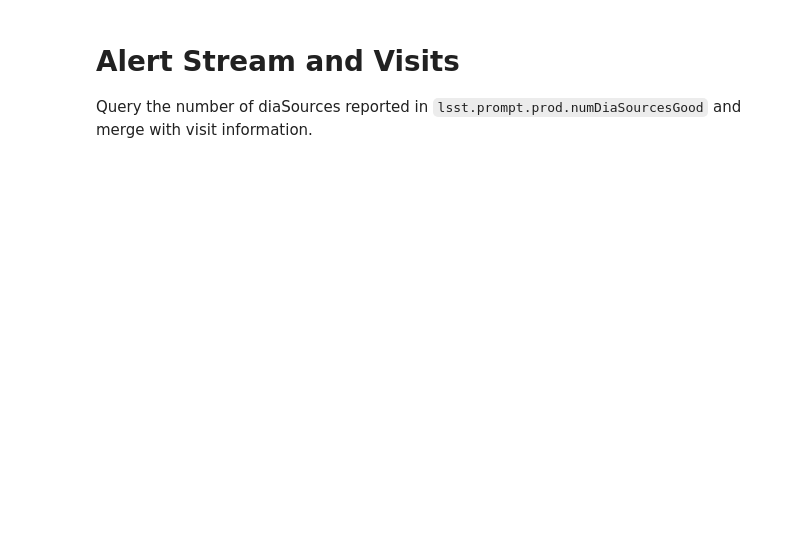
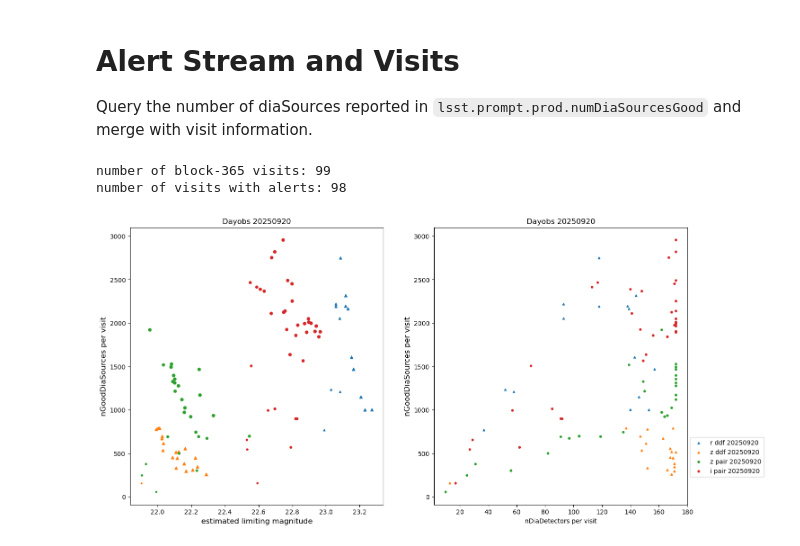
Before and after one commit to lsst-sims/rubin_nights, a Jupyter notebook: notebooks/Alerts.ipynb, the cells around one changed output. Drawn from its saved outputs; the diff is of its cells as text; code cells hidden in the pictures; blank space fills up the shorter version.

Commit message:
update alerts notebook

```diff
--- a/notebooks/Alerts.ipynb
+++ b/notebooks/Alerts.ipynb
@@ -23,19 +27,24 @@ tokenfile = "/Users/lynnej/.lsst/usdf_rsp"
 site = "usdf"
 endpoints = connections.get_clients(tokenfile, site)
 # %%
-day_obs = 20250915
+day_obs = 20250920
 
 # Find start and end of the night
 tstart, tend = rn_dayobs.day_obs_sunset_sunrise(day_obs, sun_alt=-12)
+
+#tstart = Time("2025-09-20T12:00:00")
+#tend = Time.now()
 
 sasquatch = InfluxQueryClient("usdfdev", db_name="lsst.prompt")
 tt = sasquatch.select_time_series("lsst.prompt.prod.numDiaSourcesGood",
                                   ["visit", "band", "day_obs", "detector", "dataset_tag", "numAllDiaSources", "numGoodDiaSources", "run"],
                                   tstart, tend)
 if len(tt) > 0:
-    alertsum = tt.groupby("visit").agg({'numAllDiaSources': 'sum', 'numGoodDiaSources': 'sum', 'detector': 'count'})
+    alertsum = tt.groupby("visit").agg({'numAllDiaSources': 'sum', 'numGoodDiaSources': ('sum', 'median'), 'detector': 'count'})
     alertsum.index = alertsum.index.astype(int)
-    alertsum.rename({"detector": "nDiaDetectors"}, inplace=True, axis=1)
-    tt.numGoodDiaSources.sum(), tt.numAllDiaSources.sum()
+    cols = [f"{c[0]}_{c[1]}" for c in alertsum.columns]
+    alertsum = alertsum.droplevel(level=0, axis=1)
+    alertsum.columns = cols
+    alertsum.rename({"detector_count": "nDiaDetectors_count"}, axis=1, inplace=True)
 else:
     print("no alerts")
@@ -44,27 +56,61 @@ visits = endpoints['consdb'].get_visits("lsstcam", tstart, tend, visit_constrain
 # %%
 print("number of block-365 visits:", len(visits))
 print("number of visits with alerts:", len(alertsum))
+# %% [output]
+number of block-365 visits: 99
+number of visits with alerts: 98
 # %%
 if len(visits) > 0 and len(alertsum) > 0:
     vv = pd.merge(visits, alertsum, left_on='visit_id', right_index=True, how='outer')
     cols = ['visit_id', 'observation_reason', 'obs_start', 'band', 's_ra', 's_dec', 'sky_rotation', 'clouds',
-        'fwhm_eff', 'cat_m5', 'numGoodDiaSources', 'nDiaDetectors']
-    vv[cols]
+        'fwhm_eff', 'cat_m5', 'numGoodDiaSources_sum', 'numGoodDiaSources_median', 'nDiaDetectors_count']
+    #display(vv[cols])
 # %%
 if len(vv) > 0:
-    plt.figure(figsize=(8, 8))
-    for tt in ['ddf', 'pair']:
-        qq = vv.query("observation_reason.str.contains(@tt)")
+    #vv = vv.query("not observation_reason.str.contains('ddf')")
+    fig, ax = plt.subplots(1, 2, figsize=(16, 8))
+    for tt in ['ddf', 'pair', 'other']:
+        if tt == 'other':
+            qq = vv.query("~observation_reason.str.contains('pair') and ~observation_reason.str.contains('ddf')")
+        else:
+            qq = vv.query("observation_reason.str.contains(@tt)")
         if tt == 'ddf':
-            marker='s'
+            marker='^'
         else:
             marker = 'o'
         for b in qq.band.unique():
-            q = qq.query("band == @b")
-            plt.scatter(q.cat_m5, q.numGoodDiaSources, s=q.nDiaDetectors/189 * 50, marker=marker, linestyle='', label=f"{b} {tt}")
-            #plt.scatter(q.nDiaDetectors, q.numGoodDiaSources, s=q.cat_m5 * 2, marker=marker, linestyle='', label=f"{b} {tt}")
-    plt.legend()
-    plt.xlabel("estimated limiting magnitude", fontsize='large')
-    #plt.xlabel("nDiaDetectors per visit")
-    plt.ylabel("nGoodDiaSources per visit", fontsize='large')
-    plt.title(f"Dayobs {day_obs}", fontsize='large')
+            dq = qq.query("band == @b")
+            for d in dq.day_obs.unique():
+                q = dq.query("day_obs == @d")
+                if len(q) > 0:
+                    if not np.all(np.isnan(q.cat_m5)) and not np.all(np.isnan(q.numGoodDiaSources_sum)):
+                        ax[0].scatter(q.cat_m5, q.numGoodDiaSources_sum, s=q.nDiaDetectors_count/189*18 + 5, #color=colors[b],
+                                      marker=marker, linestyle='', label=f"{b} {tt} {d}")
+    #ax[0].legend()
+    ax[0].set_xlabel("estimated limiting magnitude", fontsize='large')
+    ax[0].set_ylabel("nGoodDiaSources per visit", fontsize='large')
+    ax[0].set_title(f"Dayobs {day_obs}", fontsize='large')
+
+    for tt in ['ddf', 'pair', 'other']:
+        if tt == 'other':
+            qq = vv.query("~observation_reason.str.contains('pair') and ~observation_reason.str.contains('ddf')")
+        else:
+            qq = vv.query("observation_reason.str.contains(@tt)")
+        if tt == 'ddf':
+            marker='^'
+        else:
+            marker = 'o'
+        for b in qq.band.unique():
+            dq = qq.query("band == @b")
+            for d in dq.day_obs.unique():
+                q = dq.query("day_obs == @d")
+                if len(q) > 0:
+                    if not np.all(np.isnan(q.cat_m5)) and not np.all(np.isnan(q.numGoodDiaSources_sum)):
+                        ax[1].scatter(q.nDiaDetectors_count, q.numGoodDiaSources_sum, s=(q.cat_m5 - q.cat_m5.min())*5 + 9, #color=colors[b],
+                                      marker=marker, linestyle='', label=f"{b} {tt} {d}")
+    ax[1].legend(loc=(1.01, 0.1))
+    ax[1].set_xlabel("nDiaDetectors per visit")
+    ax[1].set_ylabel("nGoodDiaSources per visit", fontsize='large')
+    ax[1].set_title(f"Dayobs {day_obs}", fontsize='large')
+# %% [output]
+[figure, added]
```
Also changed, not shown: parts of 3 cells of this notebook.
